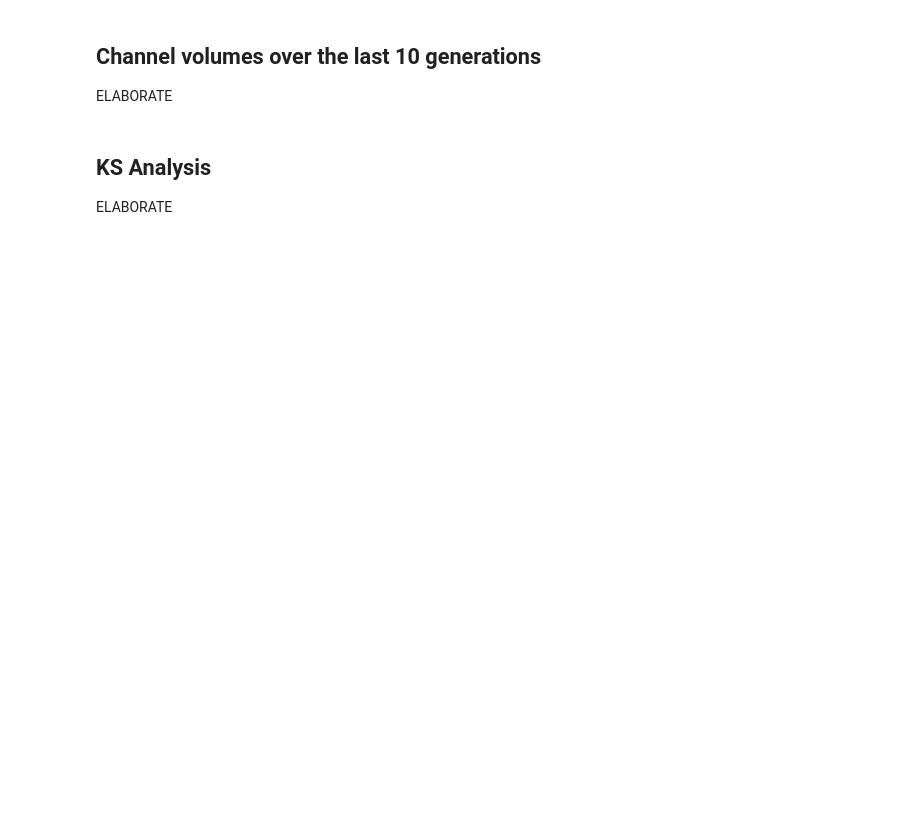
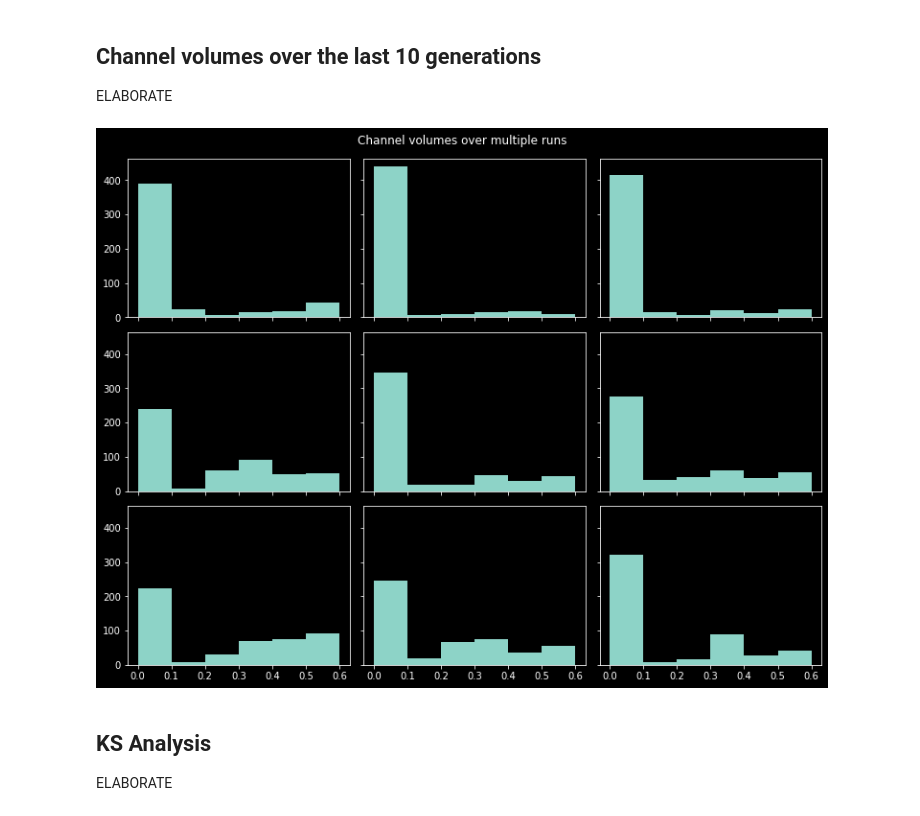
Before and after one commit to dkadish/EvolvingSonicNiches, a Jupyter notebook: runs/300_generations_noise_on_0-2.ipynb, the cells around one changed output. Cells and saved outputs as stored; diff of their text form; code cells hidden in the pictures; blank space fills up the shorter version.

```diff
--- a/runs/300_generations_noise_on_0-2.ipynb
+++ b/runs/300_generations_noise_on_0-2.ipynb
@@ -110,9 +138,11 @@ visualize.dataframe.plot_subspecies_average_fitness(individuals, run=n, species=
 
 ELABORATE
 # %%
-last10 = specific_generation_over_runs(range(289,299), spectra=spectra)
+last10 = specific_generation_over_runs(range(289,299), data=spectra)
 
 visualize.dataframe.plot_channel_volume_histogram(last10, view=True, filename=None)
+# %% [output]
+[figure, added]
 # %% [markdown]
 ## KS Analysis
 
```
Also changed, not shown: parts of 7 cells of this notebook, 7 other files.
